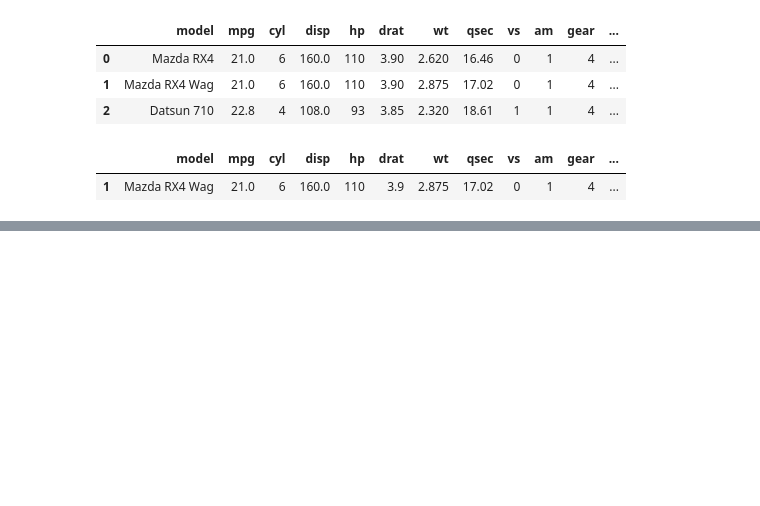
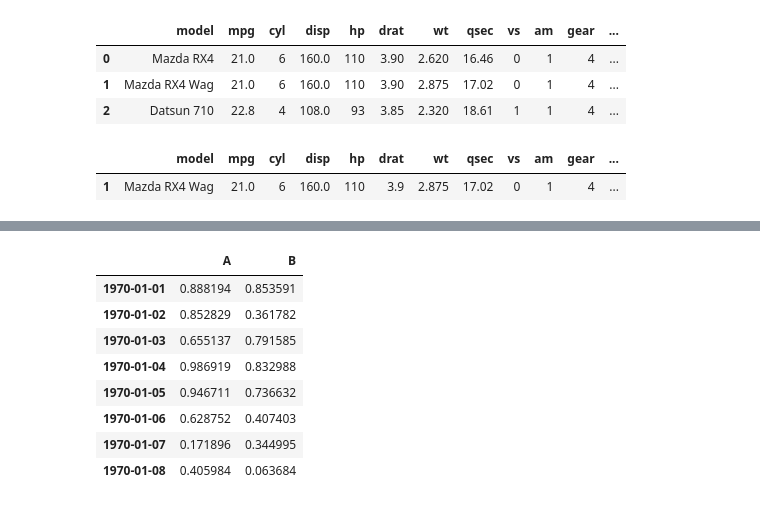
Before and after one commit to rajeshgowda116/Machine-Learning, a Jupyter notebook: python libraes/panda/pand.ipynb, the cells around one changed output, grey strips where cells are left out. Saved outputs shown, nothing was run; the diff lists cells and outputs as text; code cells hidden in the pictures; blank space fills up the shorter version.

```diff
--- a/python libraes/panda/pand.ipynb
+++ b/python libraes/panda/pand.ipynb
@@ -562,0 +695,13 @@ data.loc[[1]]
+# %%
+df.loc[:, ['B', 'A']] = df[['A', 'B']].to_numpy()
+df[['A', 'B']]
+# %% [output]
+|  | A | B |
+| 1970-01-01 | 0.888194 | 0.853591 |
+| 1970-01-02 | 0.852829 | 0.361782 |
+| 1970-01-03 | 0.655137 | 0.791585 |
+| 1970-01-04 | 0.986919 | 0.832988 |
+| 1970-01-05 | 0.946711 | 0.736632 |
+| 1970-01-06 | 0.628752 | 0.407403 |
+| 1970-01-07 | 0.171896 | 0.344995 |
+| 1970-01-08 | 0.405984 | 0.063684 |
```
Also changed, not shown: parts of 13 cells of this notebook.
